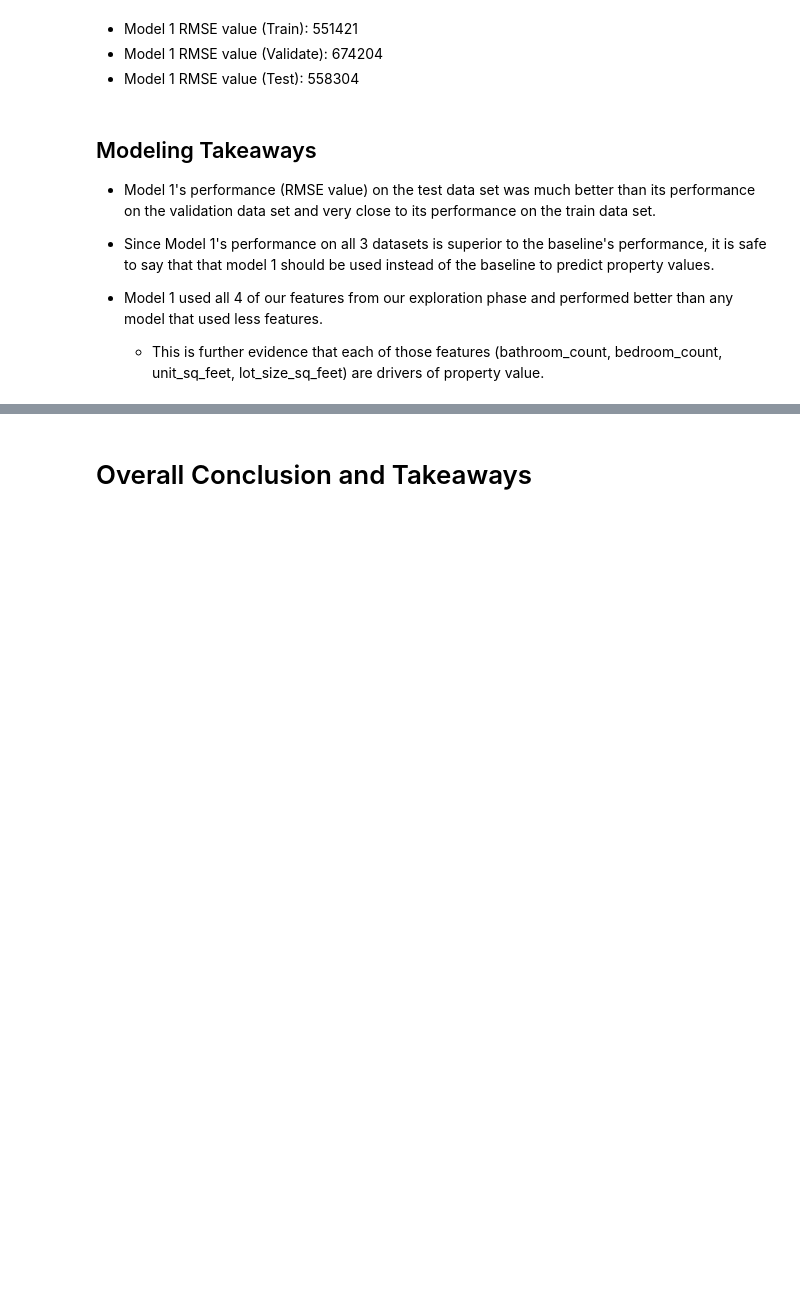
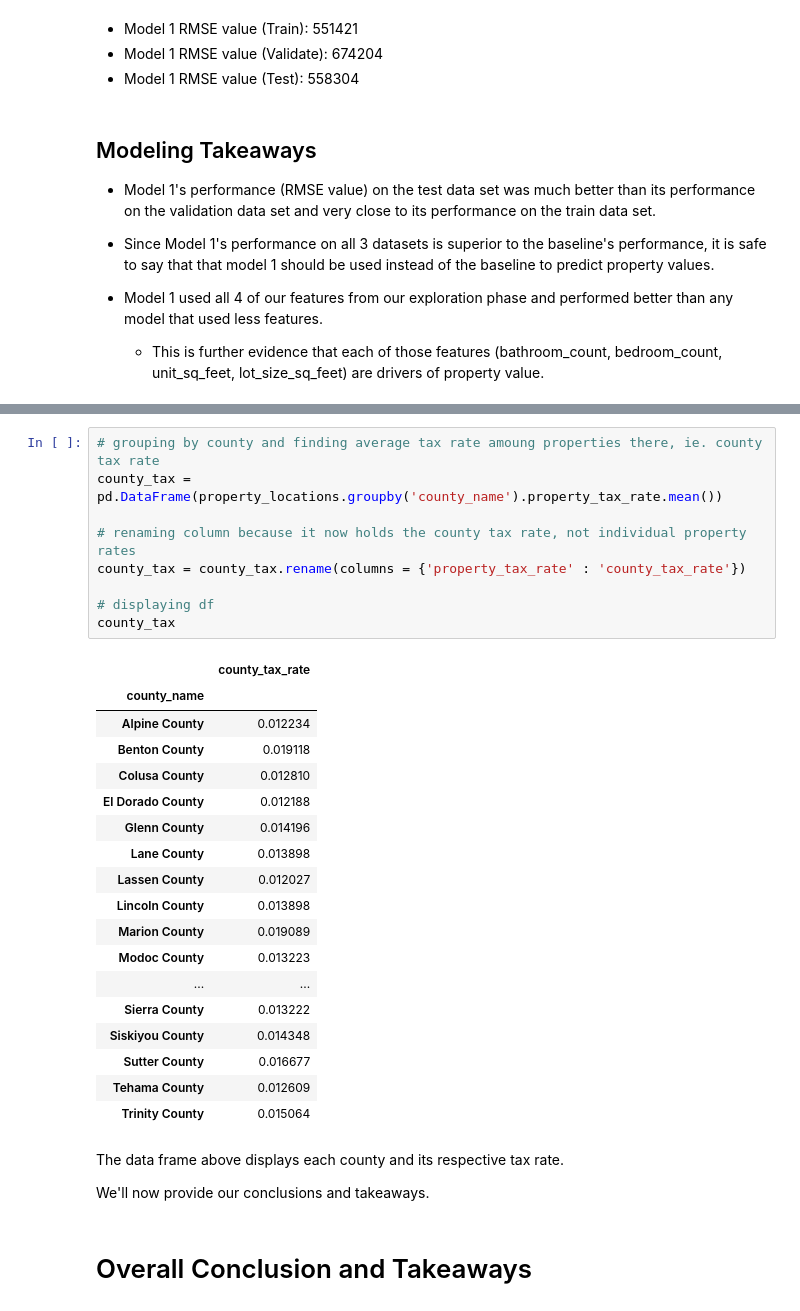
Before and after one commit to Zillow-sam-and-matt/Zillow, a Jupyter notebook: zillow_project_main_notebook.ipynb, the cells around one changed output, grey strips where cells are left out. Saved outputs shown, nothing was run; the diff lists cells and outputs as text; blank space fills up the shorter version.

```diff
--- a/zillow_project_main_notebook.ipynb
+++ b/zillow_project_main_notebook.ipynb
@@ -767,3 +839,35 @@ Model 1s RMSE value when predicting property values on the train data set is 558
+# %%
+# grouping by county and finding average tax rate amoung properties there, ie. county tax rate
+county_tax = pd.DataFrame(property_locations.groupby('county_name').property_tax_rate.mean())
+
+# renaming column because it now holds the county tax rate, not individual property rates
+county_tax = county_tax.rename(columns = {'property_tax_rate' : 'county_tax_rate'})
+
+# displaying df
+county_tax
+# %% [output]
+|  | county_tax_rate |
+| county_name |  |
+| Alpine County | 0.012234 |
+| Benton County | 0.019118 |
+| Colusa County | 0.012810 |
+| El Dorado County | 0.012188 |
+| Glenn County | 0.014196 |
+| Lane County | 0.013898 |
+| Lassen County | 0.012027 |
+| Lincoln County | 0.013898 |
+| Marion County | 0.019089 |
+| Modoc County | 0.013223 |
+| ... | ... |
+| Sierra County | 0.013222 |
+| Siskiyou County | 0.014348 |
+| Sutter County | 0.016677 |
+| Tehama County | 0.012609 |
+| Trinity County | 0.015064 |
+# %% [markdown]
+The data frame above displays each county and its respective tax rate.
+
+We'll now provide our conclusions and takeaways.
 # %% [markdown]
 # Overall Conclusion and Takeaways
 # %% [markdown]
```
Also changed, not shown: parts of 9 cells of this notebook.
